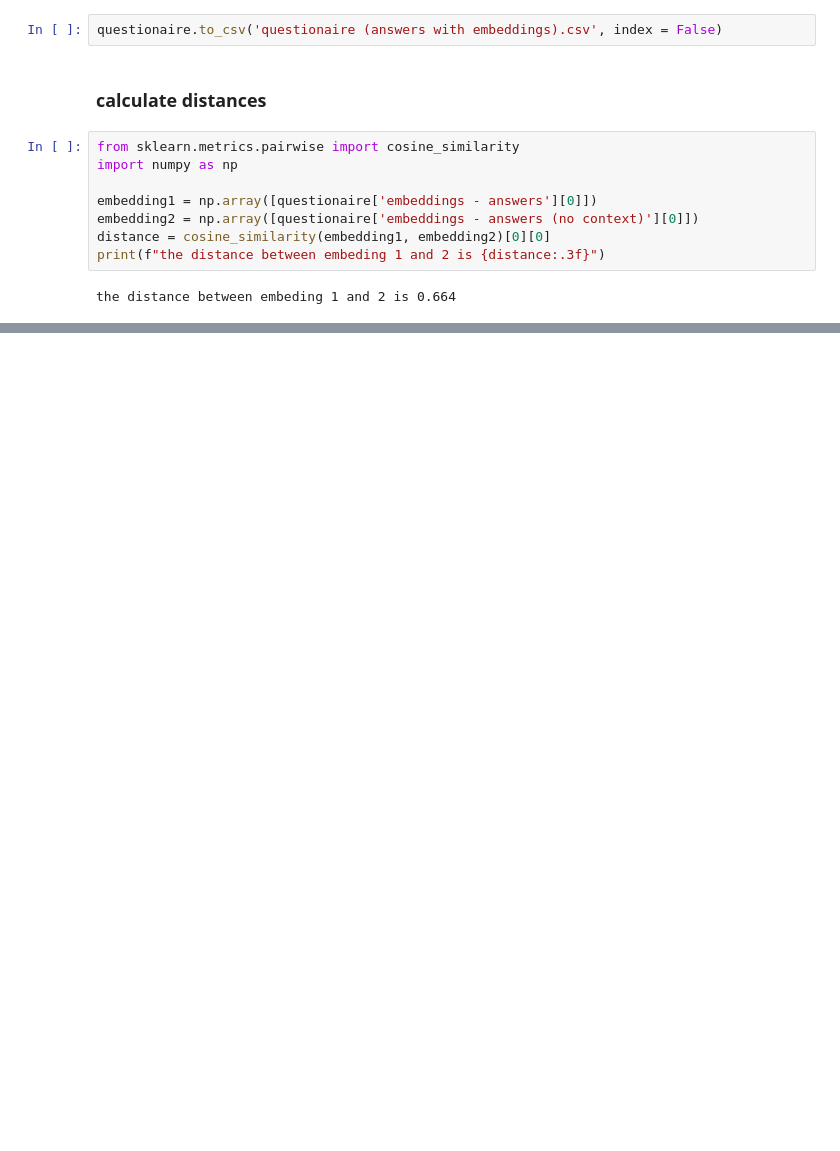
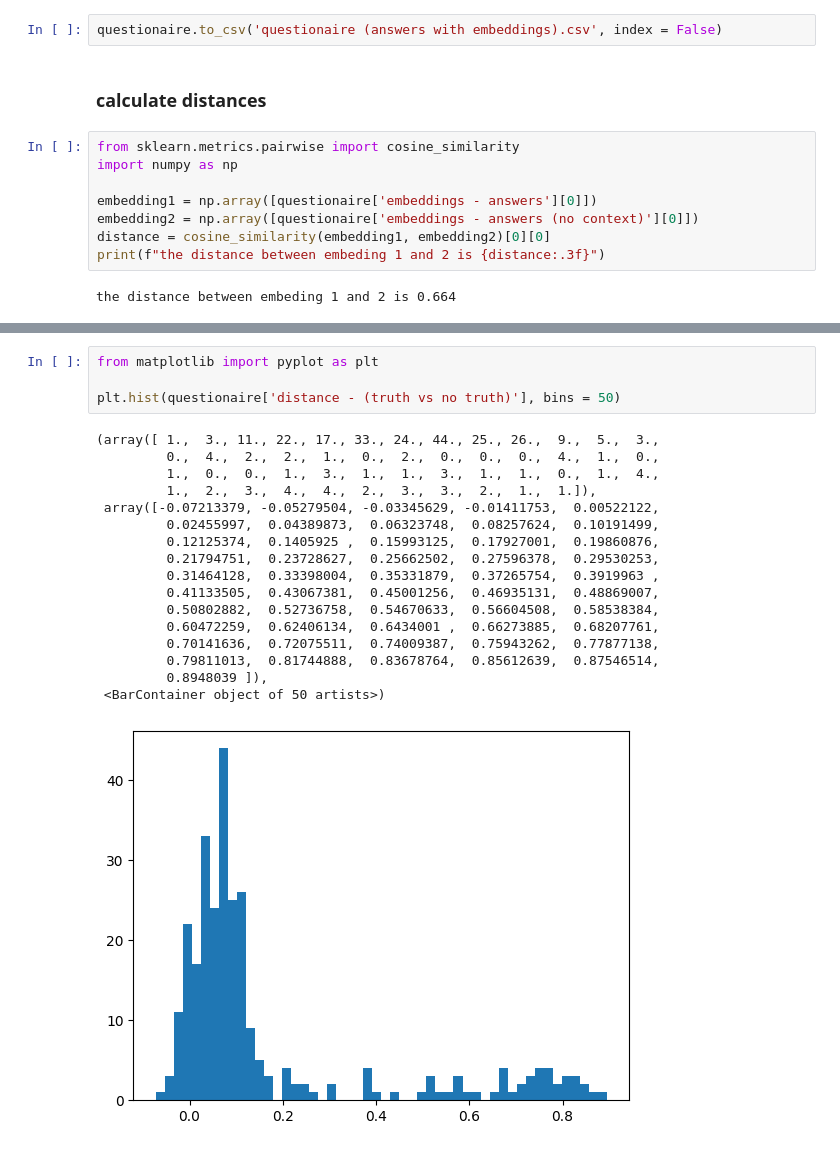
Before and after one commit to jdbalsero/NLP_AT2_G10, a Jupyter notebook: testing/testing_experiments.ipynb, the cells around one changed output, grey strips where cells are left out. Drawn from its saved outputs; the diff is of its cells as text; blank space fills up the shorter version.

```diff
--- a/testing/testing_experiments.ipynb
+++ b/testing/testing_experiments.ipynb
@@ -293,0 +304,22 @@ memory usage: 13.3+ KB
+# %%
+from matplotlib import pyplot as plt
+
+plt.hist(questionaire['distance - (truth vs no truth)'], bins = 50)
+# %% [output]
+(array([ 1.,  3., 11., 22., 17., 33., 24., 44., 25., 26.,  9.,  5.,  3.,
+         0.,  4.,  2.,  2.,  1.,  0.,  2.,  0.,  0.,  0.,  4.,  1.,  0.,
+         1.,  0.,  0.,  1.,  3.,  1.,  1.,  3.,  1.,  1.,  0.,  1.,  4.,
+         1.,  2.,  3.,  4.,  4.,  2.,  3.,  3.,  2.,  1.,  1.]),
+ array([-0.07213379, -0.05279504, -0.03345629, -0.01411753,  0.00522122,
+         0.02455997,  0.04389873,  0.06323748,  0.08257624,  0.10191499,
+         0.12125374,  0.1405925 ,  0.15993125,  0.17927001,  0.19860876,
+         0.21794751,  0.23728627,  0.25662502,  0.27596378,  0.29530253,
+         0.31464128,  0.33398004,  0.35331879,  0.37265754,  0.3919963 ,
+         0.41133505,  0.43067381,  0.45001256,  0.46935131,  0.48869007,
+         0.50802882,  0.52736758,  0.54670633,  0.56604508,  0.58538384,
+         0.60472259,  0.62406134,  0.6434001 ,  0.66273885,  0.68207761,
+         0.70141636,  0.72075511,  0.74009387,  0.75943262,  0.77877138,
+         0.79811013,  0.81744888,  0.83678764,  0.85612639,  0.87546514,
+         0.8948039 ]),
+ <BarContainer object of 50 artists>)
+[figure, added]
```
Also changed, not shown: parts of 5 cells of this notebook, 8 other files.
